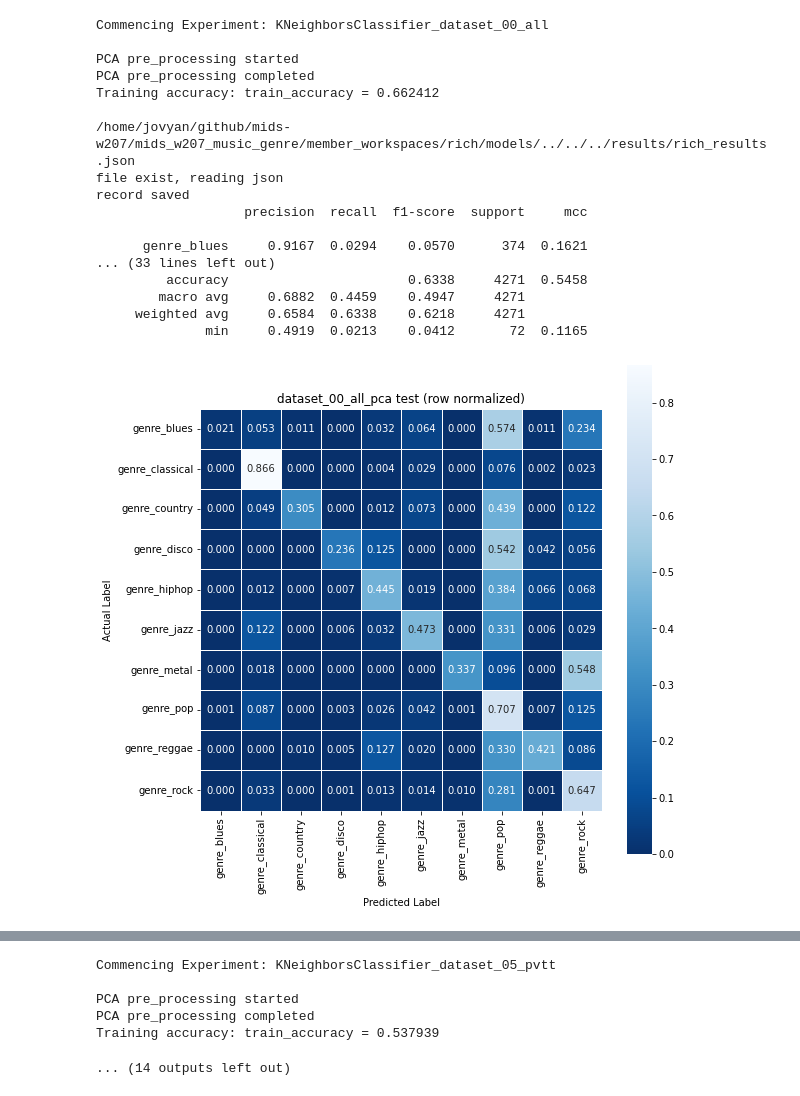
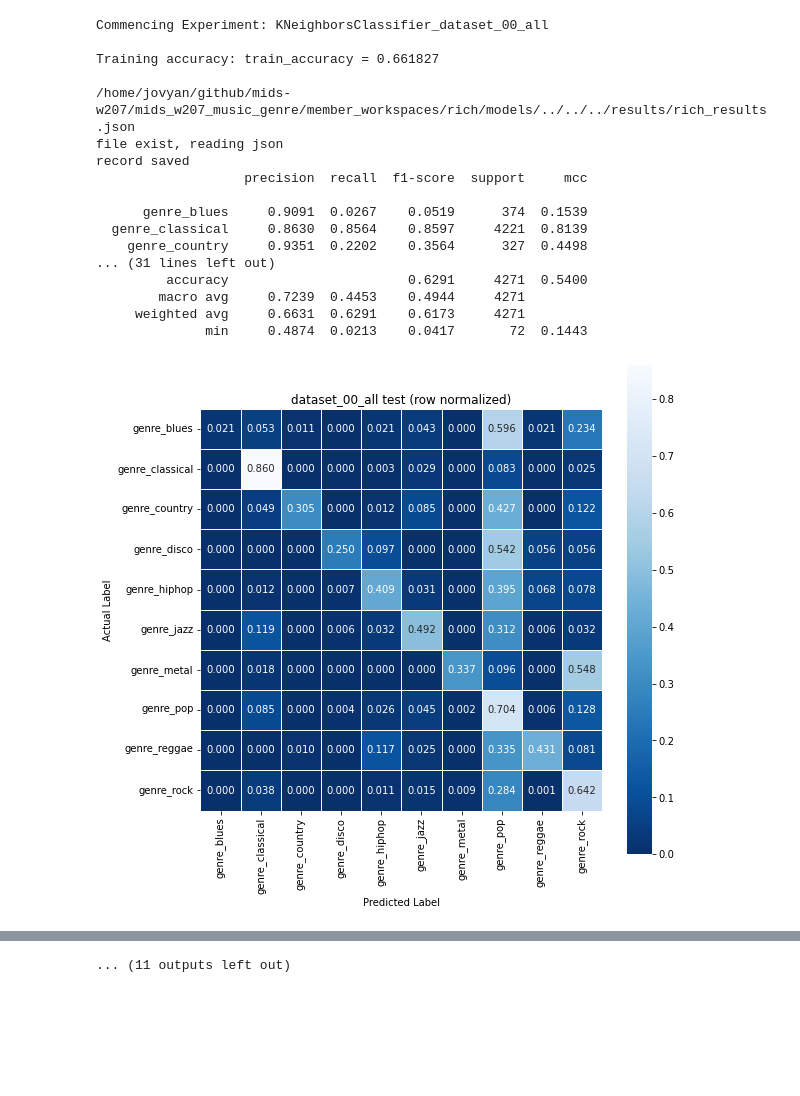
Before and after one commit to RERobbins/mids_w207_music_genre, a Jupyter notebook: member_workspaces/rich/models/02_sklearn_knn.ipynb, the cells around one changed output, grey strips where cells are left out. Cells and saved outputs as stored; diff of their text form; code cells hidden in the pictures; blank space fills up the shorter version.

```diff
--- a/member_workspaces/rich/models/02_sklearn_knn.ipynb
+++ b/member_workspaces/rich/models/02_sklearn_knn.ipynb
@@ -12,35 +12,35 @@ from helpers.experiment import experiment
 # %%
 dataset_folder = "../../../datasets/"
 datasets = sorted([name for name in glob.glob(dataset_folder + "dataset_*.pickle")])
 
 for dataset in datasets:
 
     if "spectrogram" in dataset:
         n_components = 2400
     else:
         n_components = .95
 
-
+    n_components = None
     model = KNeighborsClassifier(n_neighbors=30)
     experiment(model, dataset, pca_components=n_components, result_filename="rich_results.json")
 # %% [output]
 Commencing Experiment: KNeighborsClassifier_dataset_00_all
 
-PCA pre_processing started
-PCA pre_processing completed
-Training accuracy: train_accuracy = 0.662412
+Training accuracy: train_accuracy = 0.661827
 
 /home/jovyan/github/mids-w207/mids_w207_music_genre/member_workspaces/rich/models/../../../results/rich_results.json
 file exist, reading json
 record saved
                    precision  recall  f1-score  support     mcc
 
-      genre_blues     0.9167  0.0294    0.0570      374  0.1621
-... (33 lines left out)
-         accuracy                       0.6338     4271  0.5458
-        macro avg     0.6882  0.4459    0.4947     4271
-     weighted avg     0.6584  0.6338    0.6218     4271
-              min     0.4919  0.0213    0.0412       72  0.1165
+      genre_blues     0.9091  0.0267    0.0519      374  0.1539
+  genre_classical     0.8630  0.8564    0.8597     4221  0.8139
+    genre_country     0.9351  0.2202    0.3564      327  0.4498
+... (31 lines left out)
+         accuracy                       0.6291     4271  0.5400
+        macro avg     0.7239  0.4453    0.4944     4271
+     weighted avg     0.6631  0.6291    0.6173     4271
+              min     0.4874  0.0213    0.0417       72  0.1443
-[figure, old version]
+[figure, new version]
 Commencing Experiment: KNeighborsClassifier_dataset_01_mean
 
@@ -122,6 +135 @@ record saved
-Commencing Experiment: KNeighborsClassifier_dataset_05_pvtt
-
-PCA pre_processing started
-PCA pre_processing completed
-Training accuracy: train_accuracy = 0.537939
+... (11 outputs left out)
-... (14 outputs left out)
```
Also changed, not shown: parts of 1 cell of this notebook, 2 other files.
